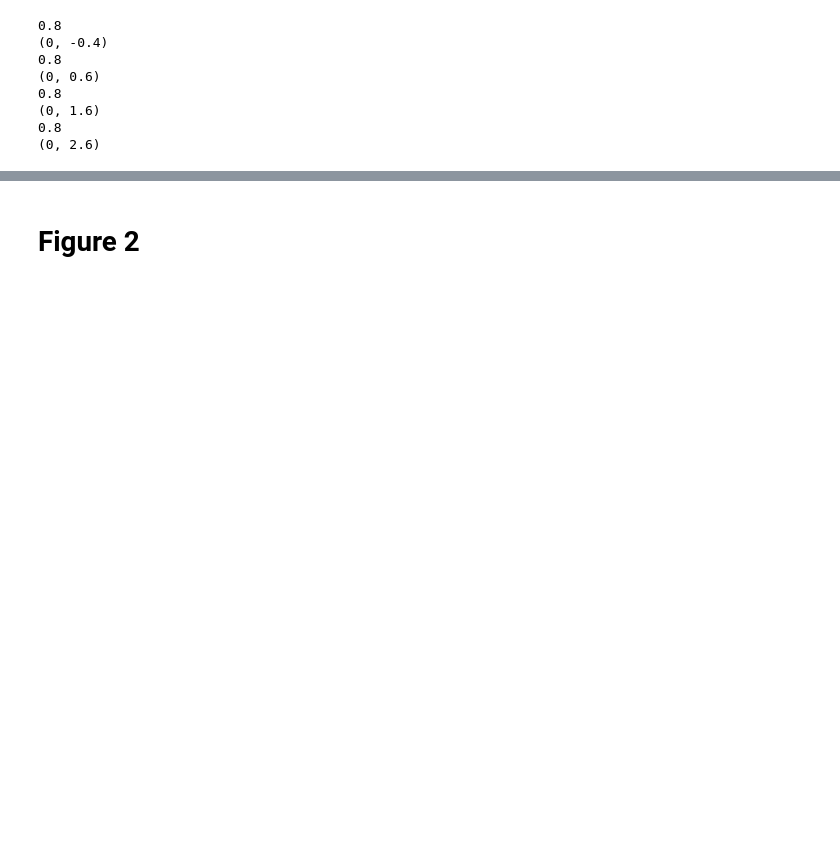
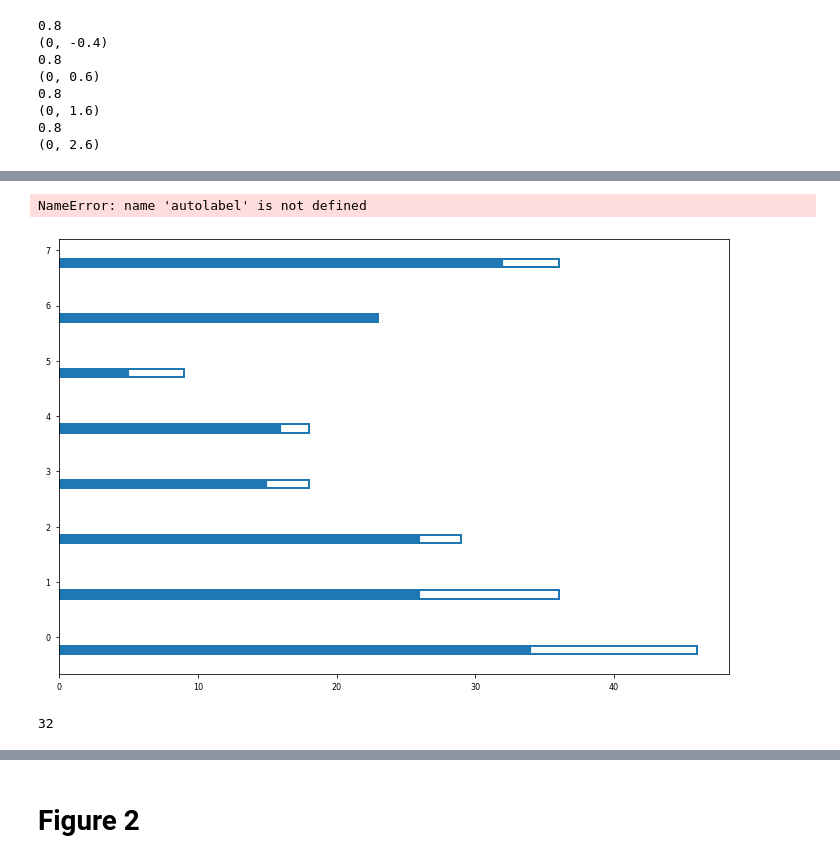
Before and after one commit to AlmaasLab/BiGMeC, a Jupyter notebook: Notebooks/figures.ipynb, the cells around one changed output, grey strips where cells are left out. Saved outputs shown, nothing was run; the diff lists cells and outputs as text; code cells hidden in the pictures; blank space fills up the shorter version.

```diff
--- a/Notebooks/figures.ipynb
+++ b/Notebooks/figures.ipynb
@@ -47,0 +104,39 @@ for bar in b.patches:
+# %%
+fig, ax = plt.subplots(1, figsize = (12, 8))
+width = 0.15
+space = 0.3
+x = np.arange(8)-(width+space)/2
+plt.set_cmap(cmap)
+bars = ax.barh(x, df.loc[:, "Total domains"], width, color = "none", edgecolor = "C0", alpha = 1, label = "Total domains")
+bars2 = ax.barh(x, df.loc[:, "Correct domains"],width,  edgecolor = "C0", alpha = 1)
+for bar in bars:
+    bar.set_edgecolor("C0")
+    bar.set_linewidth(2)
+autolabel(bars, bars2)
+
+x = np.arange(8)
+bars = ax.barh(x, df.loc[:, "Total KS domains"], width, color = "none", edgecolor = "C1", alpha = 1, label = "Extending domains")
+bars2 = ax.barh(x, df.loc[:, "Correct KS domains"], width, edgecolor = "C1", alpha = 1)
+for bar in bars:
+    bar.set_edgecolor("C1")
+    bar.set_linewidth(2)
+
+autolabel(bars, bars2)
+
+
+x = np.arange(8)+(width+space)/2
+bars = ax.barh(x, df.loc[:, "Total other domains"], width, color = "none", edgecolor = "C2", alpha = 1, label = "Non-extending domains")
+bars2 = ax.barh(x, df.loc[:, "Correct other domains"], width, edgecolor = "C2", alpha = 1)
+for bar in bars:
+    bar.set_edgecolor("C2")
+    bar.set_linewidth(2)
+
+autolabel(bars, bars2)
+ax.set_yticklabels([1]+list(df.index))#, rotation = 90)
+print(df.index)
+ax.set_xlim(0, 52)
+sns.despine()
+plt.legend()
+# %% [output]
+NameError: name 'autolabel' is not defined
+[figure, added]
@@ -47,0 +145,4 @@ for bar in b.patches:
+# %%
+rect.get_width()
+# %% [output]
+32
```
Also changed, not shown: parts of 29 cells of this notebook, 5 other files.
